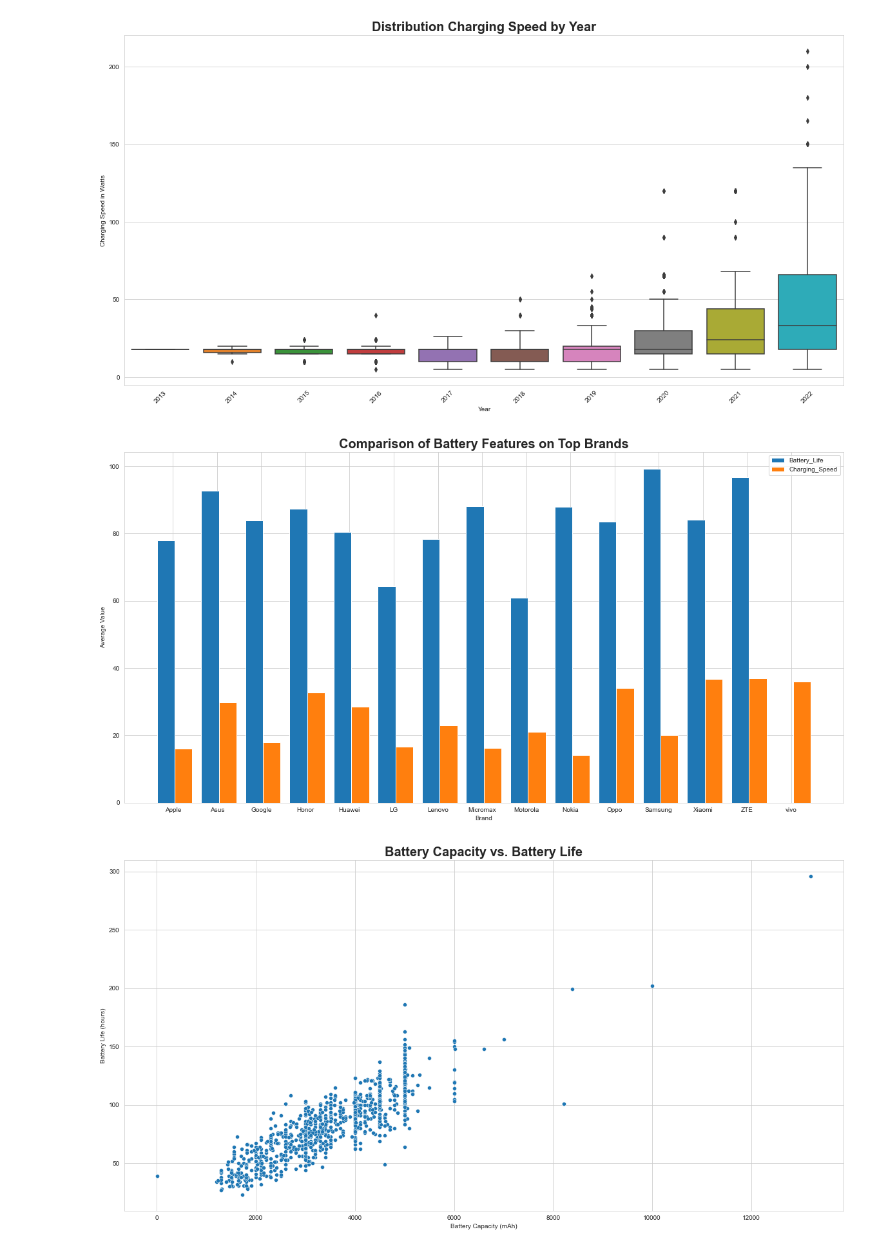
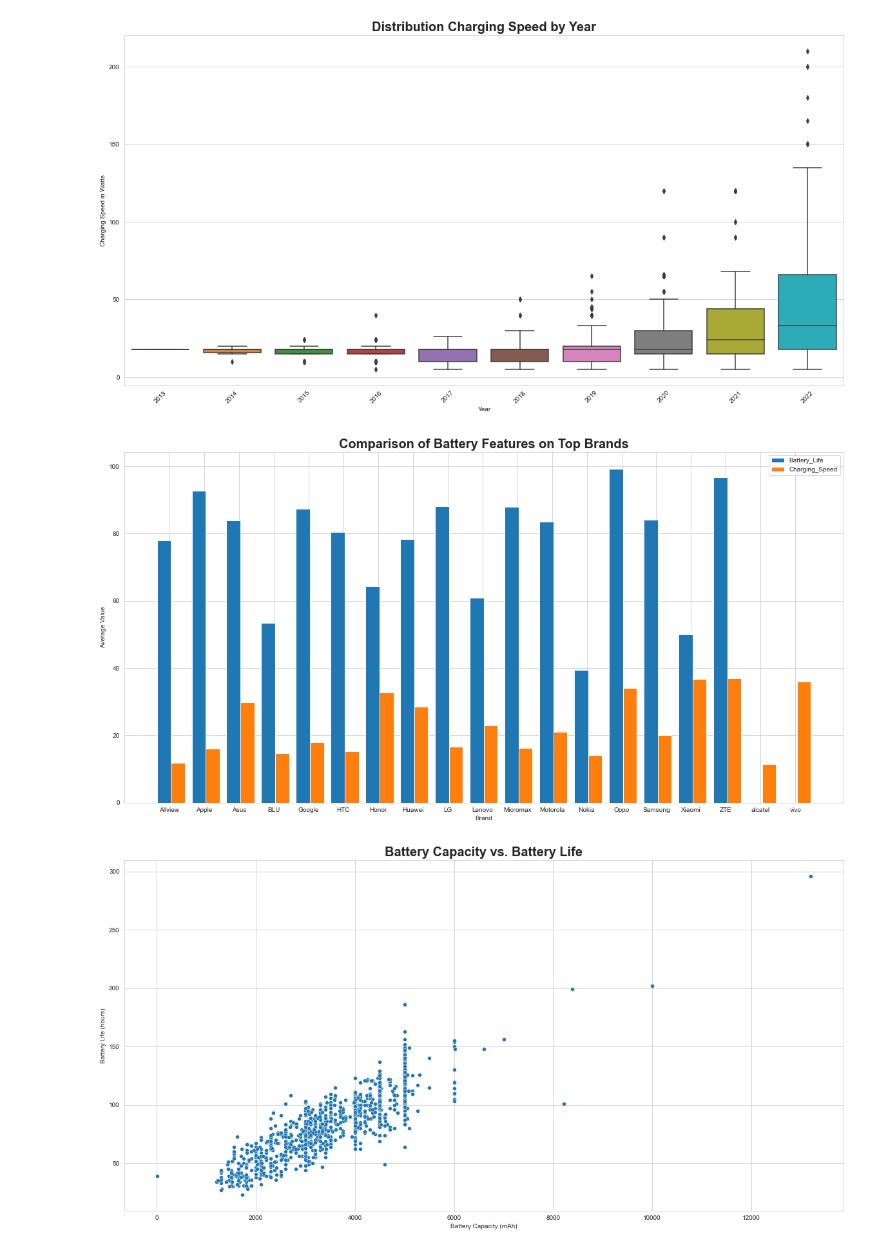
Before and after one commit to AlbertHunduza/Smartphone-Project, a Jupyter notebook: Overview and Analysis.ipynb, the cells around one changed output. Drawn from its saved outputs; the diff is of its cells as text; code cells hidden in the pictures.

```diff
--- a/Overview and Analysis.ipynb
+++ b/Overview and Analysis.ipynb
@@ -1460,20 +1437,6 @@ plt.show()
 # %% [output]
 [figure]
 # %%
-# Count the number of devices for each brand
-brand_counts = cleaned_gsm_arena_data['Brand'].value_counts()
-
-# Select the top 20 brands with the most number of devices
-top_brands = brand_counts.head(20)
-
-# add Apple and Google to the list of top brands
-top_brands = top_brands.append(pd.Series({'Apple': 0, 'Google': 0}))
-
-# Filter the data for the top brands
-top_brand_data = cleaned_gsm_arena_data[cleaned_gsm_arena_data['Brand'].isin(top_brands.index)]
-
-
-
 # Define the columns to compare
 columns_to_compare = ['Battery_Life', 'Charging_Speed']
 
@@ -1489,31 +1452,31 @@ num_columns = len(columns_to_compare)
 
 # Set the width of each bar
 bar_width = 0.8 / num_columns
 
 # Filter brands that have non-null values for Display_Brightness
 #valid_brands = numeric_data.dropna(subset=['Display_Brightness'])['Brand'].unique()
 
 # Loop through the columns and plot the bar chart for each
 for i, column in enumerate(columns_to_compare):
     # Get the average values for each brand, excluding NaN values
     avg_values = numeric_data[numeric_data['Brand'].isin(valid_brands)].groupby('Brand')[column].mean().dropna()
 
     # Calculate the x positions for the bars
     x_pos = np.arange(len(avg_values)) + (i * bar_width) - (0.4 * bar_width)
 
     # Plot the bars
     plt.bar(x_pos, avg_values, width=bar_width, label=column)
 
 # Set the x-axis ticks and labels
 plt.xticks(np.arange(len(avg_values)), avg_values.index)
 plt.xlabel('Brand')
 plt.ylabel('Average Value')
 plt.title('Comparison of Battery Features on Top Brands', fontsize=20, weight='bold')
 
 # Add a legend
 plt.legend()
 
 # Show the plot
 plt.show()
 # %% [output]
-[figure, old version]
+[figure, new version]
```
Also changed, not shown: parts of 8 cells of this notebook.
